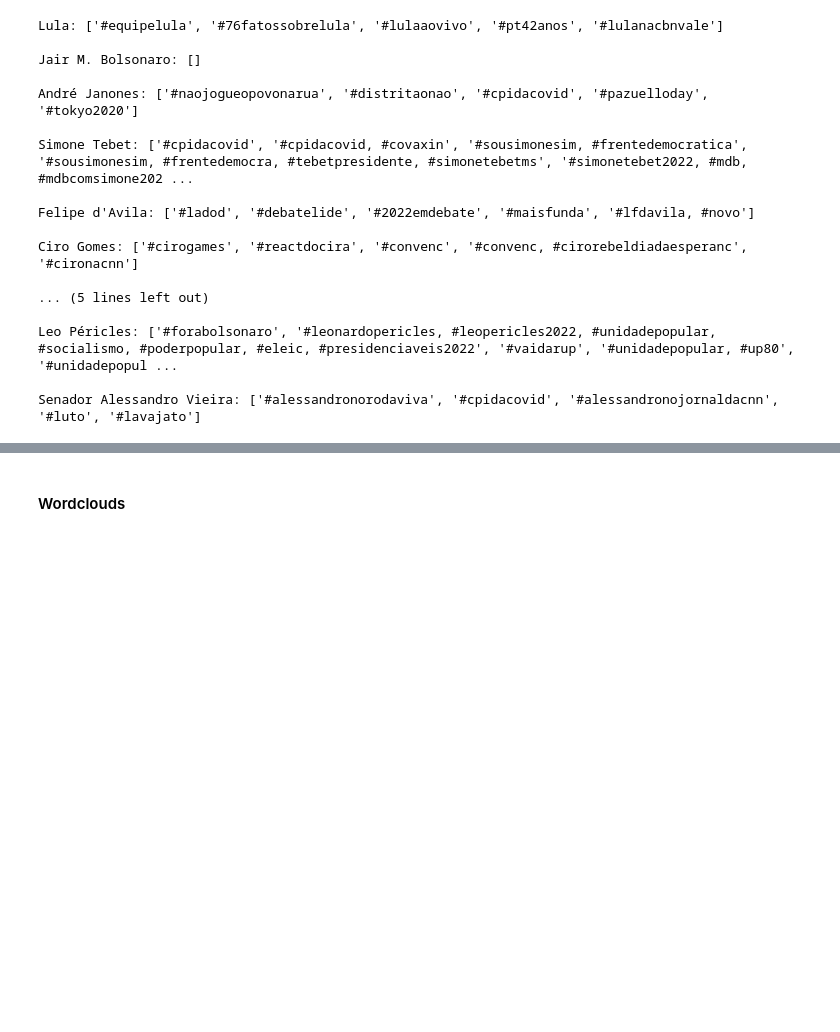
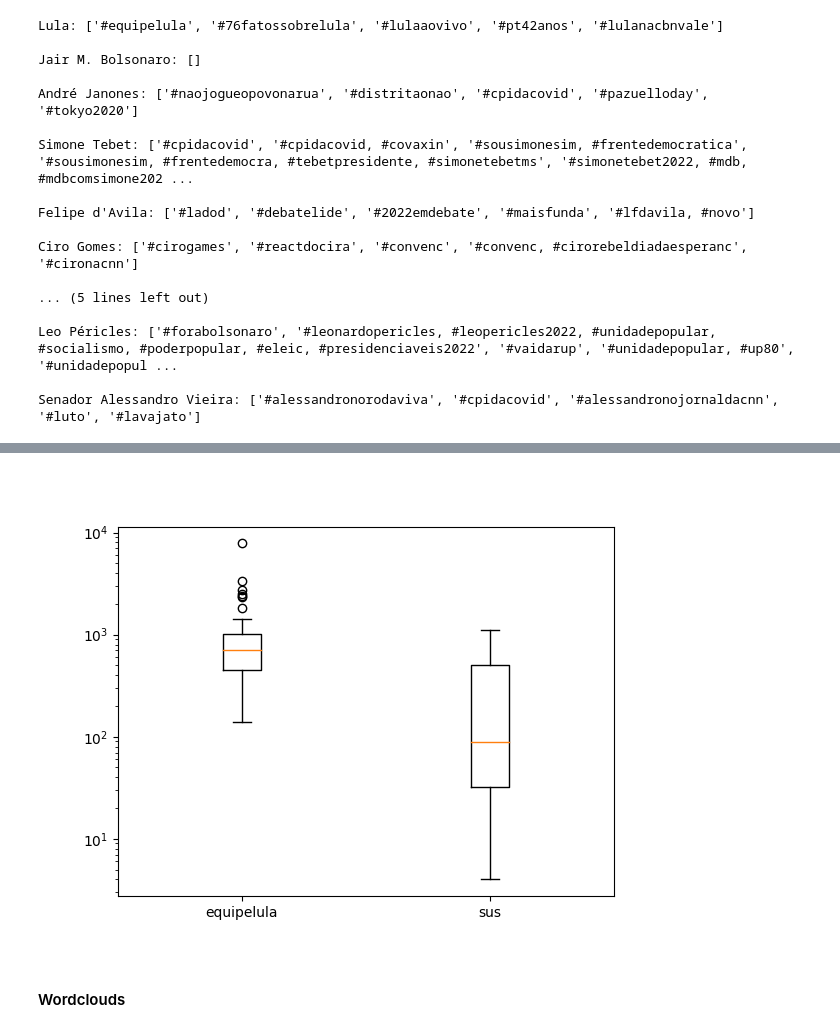
Before and after one commit to gustavo-azevedo/presid, a Jupyter notebook: an.ipynb, the cells around one changed output, grey strips where cells are left out. Drawn from its saved outputs; the diff is of its cells as text; code cells hidden in the pictures; blank space fills up the shorter version.

```diff
--- a/an.ipynb
+++ b/an.ipynb
@@ -343,3 +385,7 @@ Senador Alessandro Vieira: ['#alessandronorodaviva', '#cpidacovid', '#alessandro
+# %%
+box_hash(poli, ['equipelula','sus'], 'reply_count')
+# %% [output]
+[figure, added]
 # %% [markdown]
 #### Wordclouds
 # %%
```
Also changed, not shown: parts of 35 cells of this notebook.
